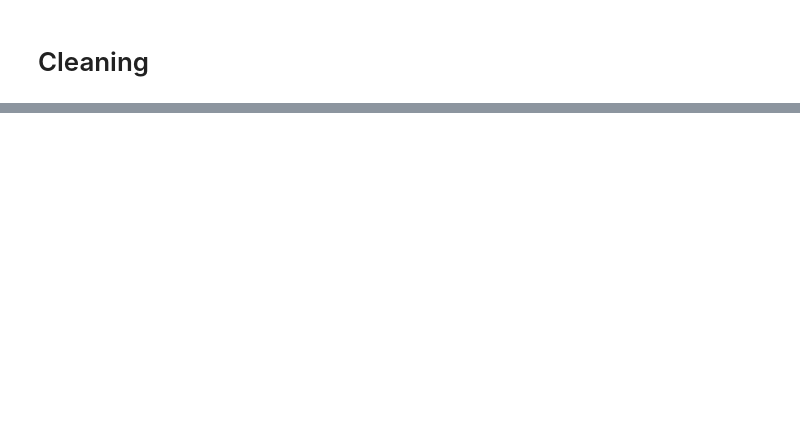
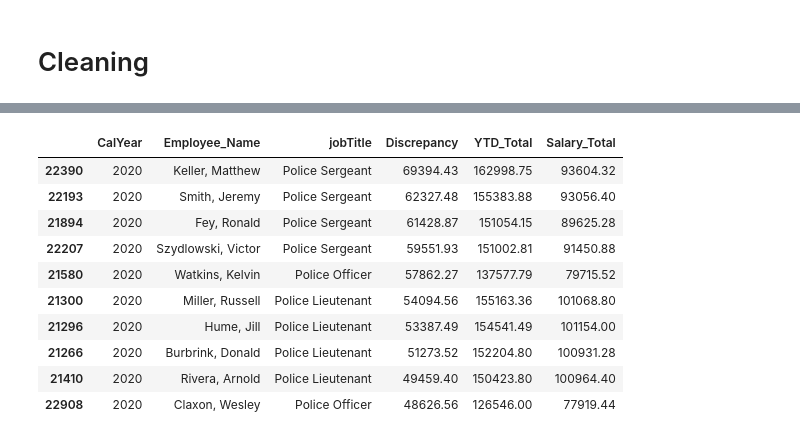
Before and after one commit to matt-harvey-data/Louisville_stats, a Jupyter notebook: ml.ipynb, the cells around one changed output, grey strips where cells are left out. Cells and saved outputs as stored; diff of their text form; code cells hidden in the pictures; blank space fills up the shorter version.

```diff
--- a/ml.ipynb
+++ b/ml.ipynb
@@ -60,0 +165,15 @@ final_salary
+# %%
+top_emp_dis_2020 = top_10_discrepancy(indv, 2020)
+top_emp_dis_2020
+# %% [output]
+|  | CalYear | Employee_Name | jobTitle | Discrepancy | YTD_Total | Salary_Total |
+| 22390 | 2020 | Keller, Matthew | Police Sergeant | 69394.43 | 162998.75 | 93604.32 |
+| 22193 | 2020 | Smith, Jeremy | Police Sergeant | 62327.48 | 155383.88 | 93056.40 |
+| 21894 | 2020 | Fey, Ronald | Police Sergeant | 61428.87 | 151054.15 | 89625.28 |
+| 22207 | 2020 | Szydlowski, Victor | Police Sergeant | 59551.93 | 151002.81 | 91450.88 |
+| 21580 | 2020 | Watkins, Kelvin | Police Officer | 57862.27 | 137577.79 | 79715.52 |
+| 21300 | 2020 | Miller, Russell | Police Lieutenant | 54094.56 | 155163.36 | 101068.80 |
+| 21296 | 2020 | Hume, Jill | Police Lieutenant | 53387.49 | 154541.49 | 101154.00 |
+| 21266 | 2020 | Burbrink, Donald | Police Lieutenant | 51273.52 | 152204.80 | 100931.28 |
+| 21410 | 2020 | Rivera, Arnold | Police Lieutenant | 49459.40 | 150423.80 | 100964.40 |
+| 22908 | 2020 | Claxon, Wesley | Police Officer | 48626.56 | 126546.00 | 77919.44 |
```
Also changed, not shown: parts of 34 cells of this notebook, 1 other file.
